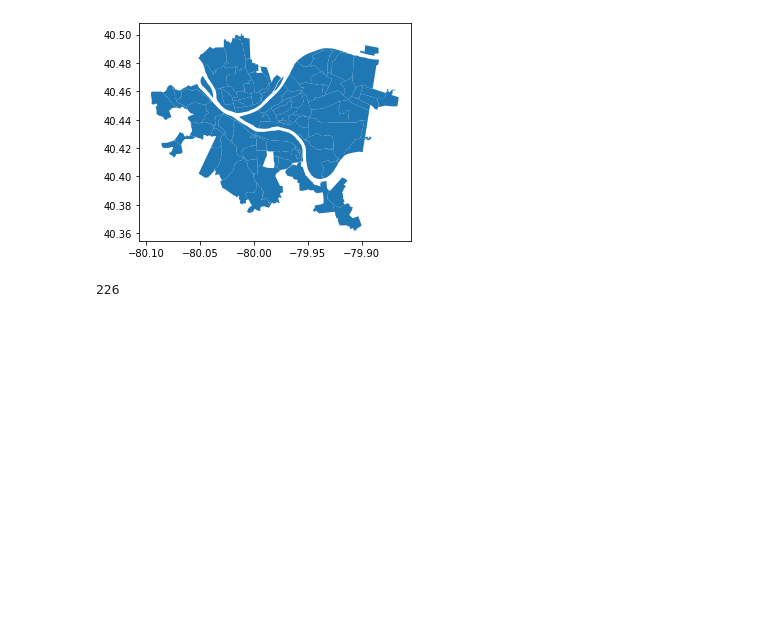
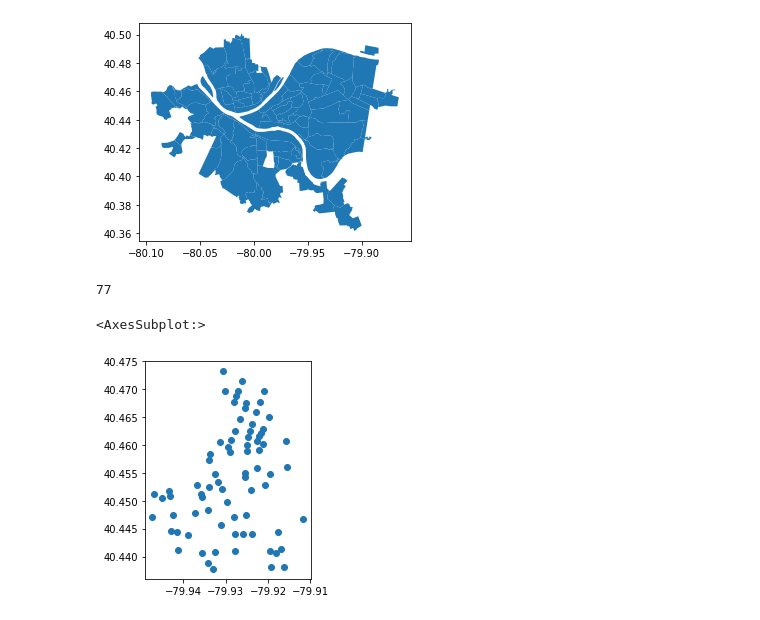
Before and after one commit to lgraff/Multimodal-Accessibility_notebooks, a Jupyter notebook: PGH_network.ipynb, the cells around one changed output. Saved outputs shown, nothing was run; the diff lists cells and outputs as text; code cells hidden in the pictures; blank space fills up the shorter version.

```diff
--- a/PGH_network.ipynb
+++ b/PGH_network.ipynb
@@ -52,12 +60,19 @@ pgh_nhoods.plot()
 <AxesSubplot:>
 [figure]
 # %%
-hood_list = pgh_neighborhoods['hood'].tolist()
-hood_keep = ["Central Oakland", 'North Oakland', 'South Oakland', 'Bloomfield', 'Garfield', 'Friendship', 'East Liberty',
-             'Larimer', 'Shadyside', 'Squirrel Hill North', 'Squirrel Hill South', 'Greenfield', 'Hazelwood',
-             'Glen Hazel']
-pgh_nhoods_subset = pgh_nhoods[pgh_nhoods['hood'].isin(hood_keep)]
-nodes_clip = gpd.clip(nodes, pgh_nhoods_subset)
-len(nodes_clip)
+# Select a subset of neighborhoods for which the analysis will be conducted
+hood_list = pgh_nhoods['hood'].tolist()
+hood_keep = ['Squirrel Hill North', 'Shadyside', 'East Liberty']  # smaller list for testing
+# hood_keep = ["Central Oakland", 'North Oakland', 'South Oakland', 'Bloomfield', 'Garfield', 'Friendship', 'East Liberty',
+#              'Larimer', 'Shadyside', 'Squirrel Hill North', 'Squirrel Hill South', 'Greenfield', 'Hazelwood',
+#              'Glen Hazel']
+pgh_nhoods_mask = pgh_nhoods[pgh_nhoods['hood'].isin(hood_keep)]  # subset the nhood polygon layer
-# %% [output]
-226
+# %%
+# clip the nodes: only include those within the selected neighborhoods
+nodes_clip = gpd.clip(nodes, pgh_nhoods_mask)
+len(nodes_clip)
+nodes_clip.plot()
+# %% [output]
+77
+<AxesSubplot:>
+[figure, added]
```
Also changed, not shown: parts of 26 cells of this notebook.
